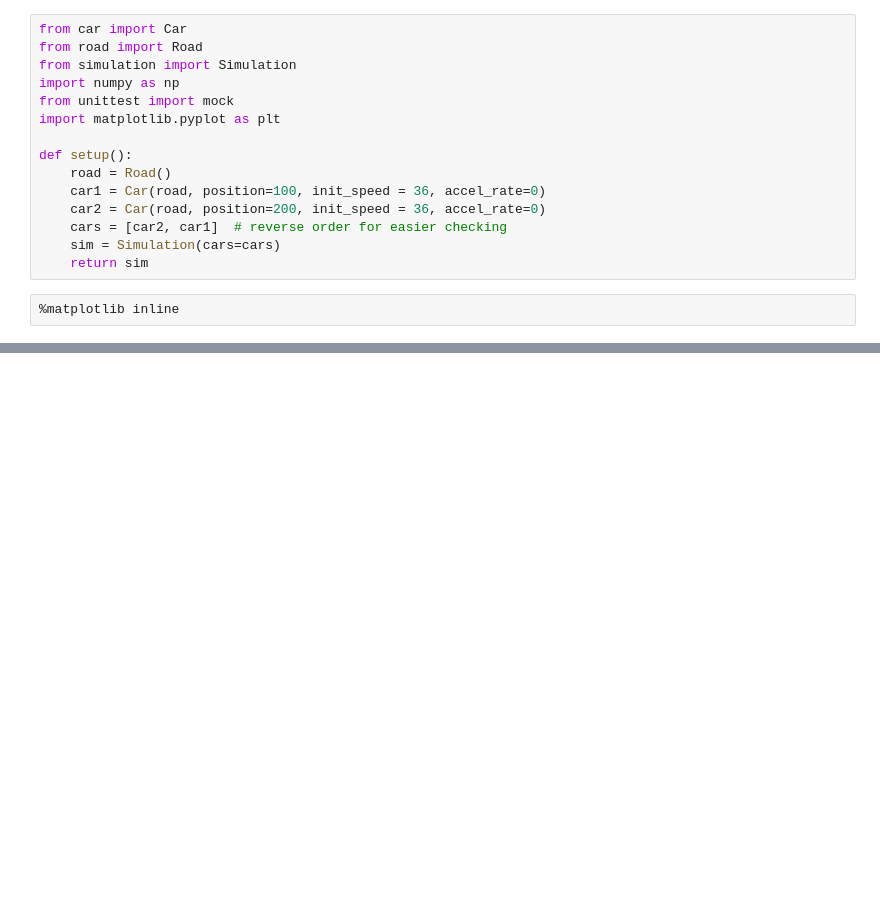
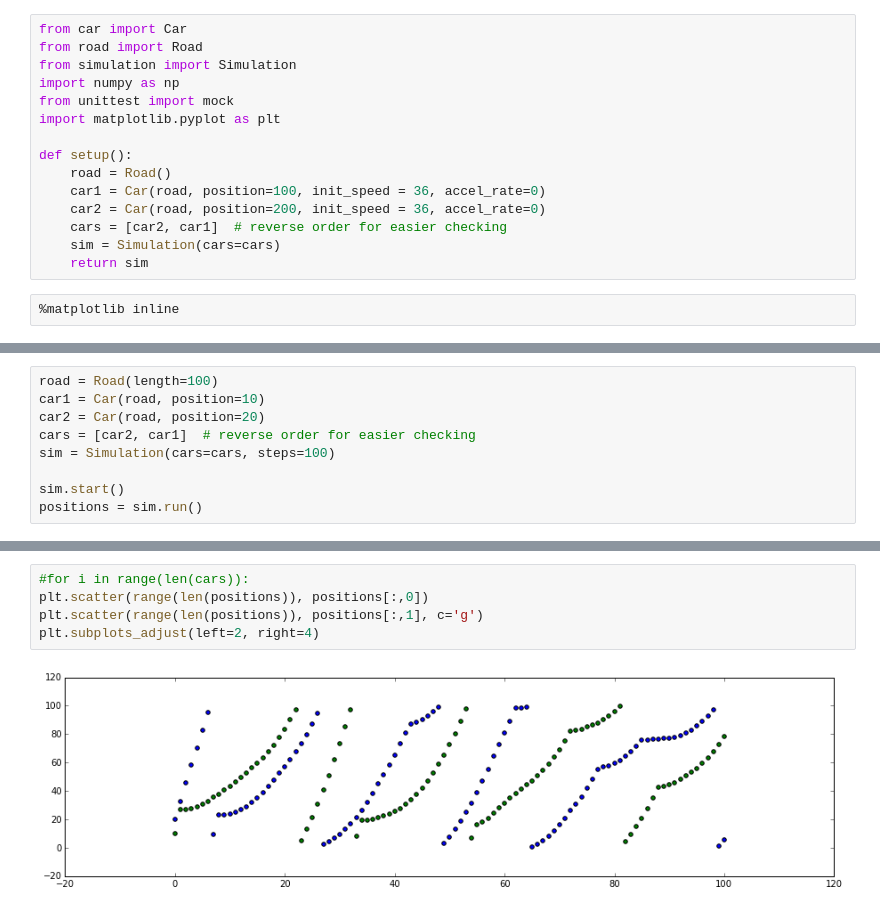
Before and after one commit to tiyd-python-2015-05/traffic-simulation, a Jupyter notebook: Traffic_Sim_Testing.ipynb, the cells around one changed output, grey strips where cells are left out. Saved outputs shown, nothing was run; the diff lists cells and outputs as text; blank space fills up the shorter version.

Commit message:
Add 2 car simulation test to ipython nb

```diff
--- a/Traffic_Sim_Testing.ipynb
+++ b/Traffic_Sim_Testing.ipynb
@@ -63,0 +64,9 @@ step_positions: : [220.0, 120.0]
+# %%
+road = Road(length=100)
+car1 = Car(road, position=10)
+car2 = Car(road, position=20)
+cars = [car2, car1]  # reverse order for easier checking
+sim = Simulation(cars=cars, steps=100)
+
+sim.start()
+positions = sim.run()
@@ -63,0 +91,7 @@ step_positions: : [220.0, 120.0]
+# %%
+#for i in range(len(cars)):
+plt.scatter(range(len(positions)), positions[:,0])
+plt.scatter(range(len(positions)), positions[:,1], c='g')
+plt.subplots_adjust(left=2, right=4)
+# %% [output]
+[figure, added]
```
Also changed, not shown: parts of 3 cells of this notebook, 2 other files.
